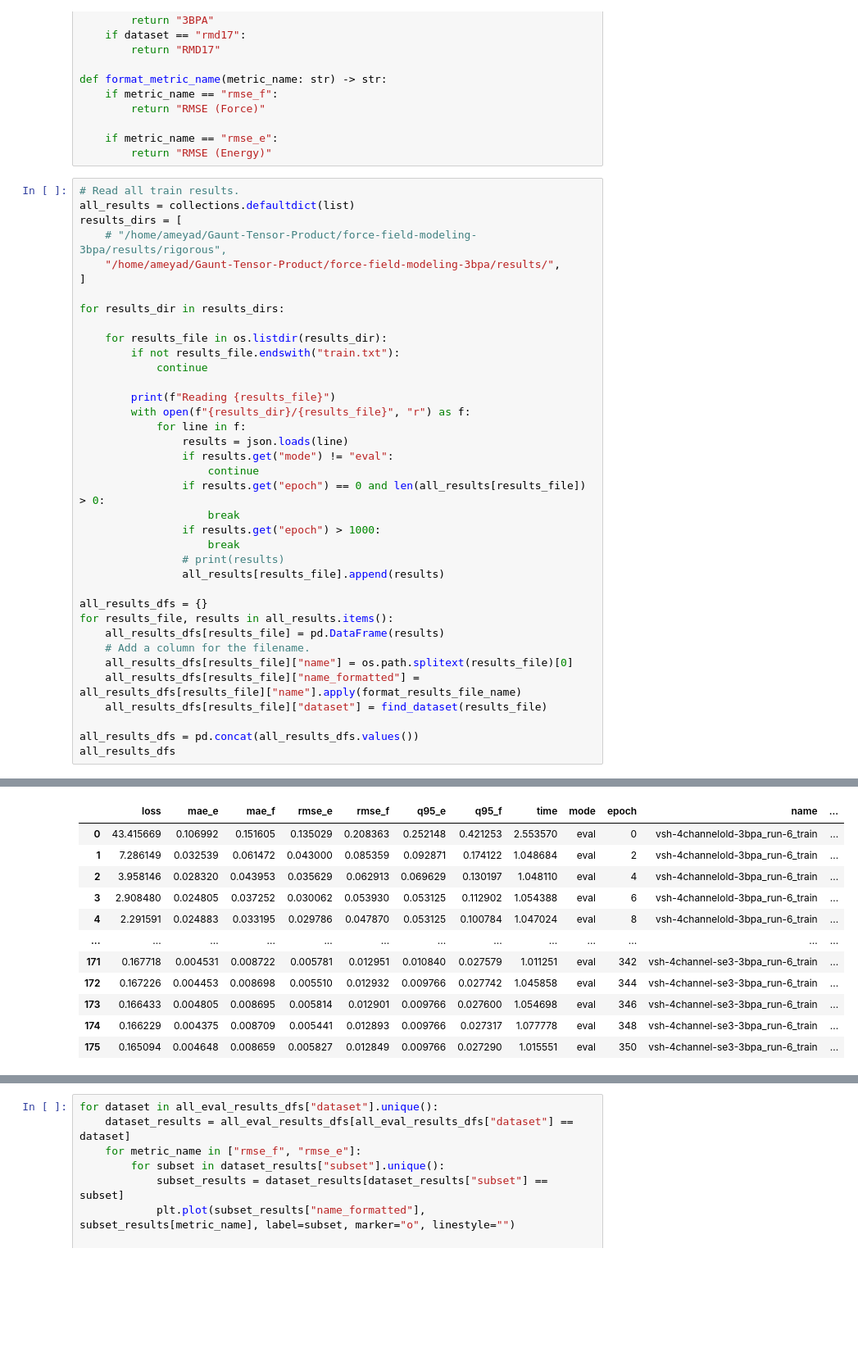
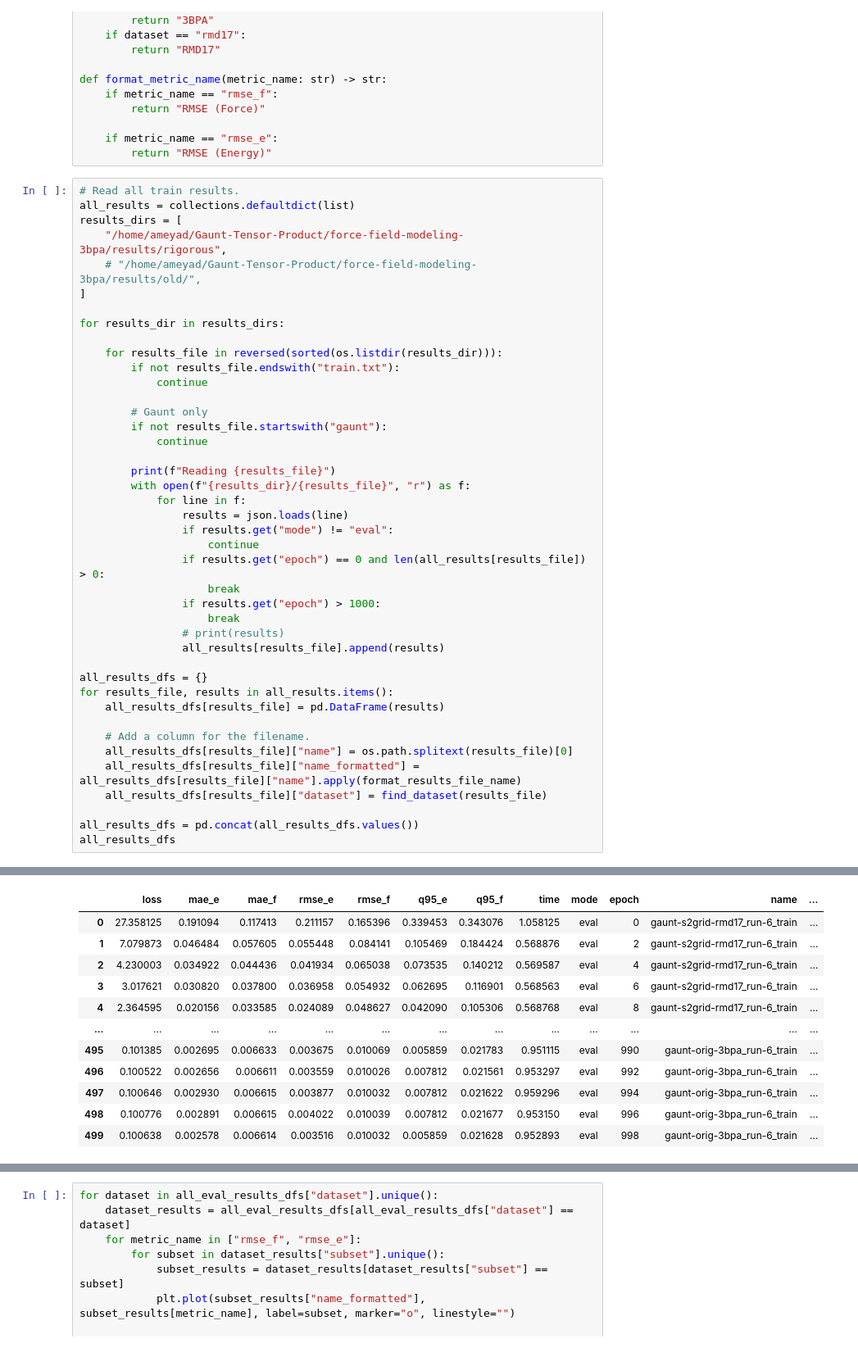
Before and after one commit to atomicarchitects/Gaunt-Tensor-Product-S2Grid, a Jupyter notebook: analyse_results.ipynb, the cells around one changed output, grey strips where cells are left out. Shown at 82% size. Drawn from its saved outputs; the diff is of its cells as text; blank space fills up the shorter version.

```diff
--- a/analyse_results.ipynb
+++ b/analyse_results.ipynb
@@ -57,14 +57,18 @@ def format_metric_name(metric_name: str) -> str:
 # Read all train results.
 all_results = collections.defaultdict(list)
 results_dirs = [
-    # "/home/ameyad/Gaunt-Tensor-Product/force-field-modeling-3bpa/results/rigorous",
-    "/home/ameyad/Gaunt-Tensor-Product/force-field-modeling-3bpa/results/",
+    "/home/ameyad/Gaunt-Tensor-Product/force-field-modeling-3bpa/results/rigorous",
+    # "/home/ameyad/Gaunt-Tensor-Product/force-field-modeling-3bpa/results/old/",
 ]
 
 for results_dir in results_dirs:
 
-    for results_file in os.listdir(results_dir):
+    for results_file in reversed(sorted(os.listdir(results_dir))):
         if not results_file.endswith("train.txt"):
+            continue
+
+        # Gaunt only
+        if not results_file.startswith("gaunt"):
             continue
 
         print(f"Reading {results_file}")
@@ -83,6 +87,7 @@ for results_dir in results_dirs:
 all_results_dfs = {}
 for results_file, results in all_results.items():
     all_results_dfs[results_file] = pd.DataFrame(results)
+
     # Add a column for the filename.
     all_results_dfs[results_file]["name"] = os.path.splitext(results_file)[0]
     all_results_dfs[results_file]["name_formatted"] = all_results_dfs[results_file]["name"].apply(format_results_file_name)
@@ -96,12 +103,12 @@ Reading vsh-4channel-se3-3bpa_run-6_train.txt
 |  | loss | mae_e | mae_f | rmse_e | rmse_f | q95_e | q95_f | time | mode | epoch | name | ... |
-| 0 | 43.415669 | 0.106992 | 0.151605 | 0.135029 | 0.208363 | 0.252148 | 0.421253 | 2.553570 | eval | 0 | vsh-4channelold-3bpa_run-6_train | ... |
-| 1 | 7.286149 | 0.032539 | 0.061472 | 0.043000 | 0.085359 | 0.092871 | 0.174122 | 1.048684 | eval | 2 | vsh-4channelold-3bpa_run-6_train | ... |
-| 2 | 3.958146 | 0.028320 | 0.043953 | 0.035629 | 0.062913 | 0.069629 | 0.130197 | 1.048110 | eval | 4 | vsh-4channelold-3bpa_run-6_train | ... |
-| 3 | 2.908480 | 0.024805 | 0.037252 | 0.030062 | 0.053930 | 0.053125 | 0.112902 | 1.054388 | eval | 6 | vsh-4channelold-3bpa_run-6_train | ... |
-| 4 | 2.291591 | 0.024883 | 0.033195 | 0.029786 | 0.047870 | 0.053125 | 0.100784 | 1.047024 | eval | 8 | vsh-4channelold-3bpa_run-6_train | ... |
+| 0 | 27.358125 | 0.191094 | 0.117413 | 0.211157 | 0.165396 | 0.339453 | 0.343076 | 1.058125 | eval | 0 | gaunt-s2grid-rmd17_run-6_train | ... |
+| 1 | 7.079873 | 0.046484 | 0.057605 | 0.055448 | 0.084141 | 0.105469 | 0.184424 | 0.568876 | eval | 2 | gaunt-s2grid-rmd17_run-6_train | ... |
+| 2 | 4.230003 | 0.034922 | 0.044436 | 0.041934 | 0.065038 | 0.073535 | 0.140212 | 0.569587 | eval | 4 | gaunt-s2grid-rmd17_run-6_train | ... |
+| 3 | 3.017621 | 0.030820 | 0.037800 | 0.036958 | 0.054932 | 0.062695 | 0.116901 | 0.568563 | eval | 6 | gaunt-s2grid-rmd17_run-6_train | ... |
+| 4 | 2.364595 | 0.020156 | 0.033585 | 0.024089 | 0.048627 | 0.042090 | 0.105306 | 0.568768 | eval | 8 | gaunt-s2grid-rmd17_run-6_train | ... |
 | ... | ... | ... | ... | ... | ... | ... | ... | ... | ... | ... | ... | ... |
-| 171 | 0.167718 | 0.004531 | 0.008722 | 0.005781 | 0.012951 | 0.010840 | 0.027579 | 1.011251 | eval | 342 | vsh-4channel-se3-3bpa_run-6_train | ... |
-| 172 | 0.167226 | 0.004453 | 0.008698 | 0.005510 | 0.012932 | 0.009766 | 0.027742 | 1.045858 | eval | 344 | vsh-4channel-se3-3bpa_run-6_train | ... |
-| 173 | 0.166433 | 0.004805 | 0.008695 | 0.005814 | 0.012901 | 0.009766 | 0.027600 | 1.054698 | eval | 346 | vsh-4channel-se3-3bpa_run-6_train | ... |
-| 174 | 0.166229 | 0.004375 | 0.008709 | 0.005441 | 0.012893 | 0.009766 | 0.027317 | 1.077778 | eval | 348 | vsh-4channel-se3-3bpa_run-6_train | ... |
-| 175 | 0.165094 | 0.004648 | 0.008659 | 0.005827 | 0.012849 | 0.009766 | 0.027290 | 1.015551 | eval | 350 | vsh-4channel-se3-3bpa_run-6_train | ... |
+| 495 | 0.101385 | 0.002695 | 0.006633 | 0.003675 | 0.010069 | 0.005859 | 0.021783 | 0.951115 | eval | 990 | gaunt-orig-3bpa_run-6_train | ... |
+| 496 | 0.100522 | 0.002656 | 0.006611 | 0.003559 | 0.010026 | 0.007812 | 0.021561 | 0.953297 | eval | 992 | gaunt-orig-3bpa_run-6_train | ... |
+| 497 | 0.100646 | 0.002930 | 0.006615 | 0.003877 | 0.010032 | 0.007812 | 0.021622 | 0.959296 | eval | 994 | gaunt-orig-3bpa_run-6_train | ... |
+| 498 | 0.100776 | 0.002891 | 0.006615 | 0.004022 | 0.010039 | 0.007812 | 0.021677 | 0.953150 | eval | 996 | gaunt-orig-3bpa_run-6_train | ... |
+| 499 | 0.100638 | 0.002578 | 0.006614 | 0.003516 | 0.010032 | 0.005859 | 0.021628 | 0.952893 | eval | 998 | gaunt-orig-3bpa_run-6_train | ... |
```
Also changed, not shown: parts of 4 cells of this notebook.
